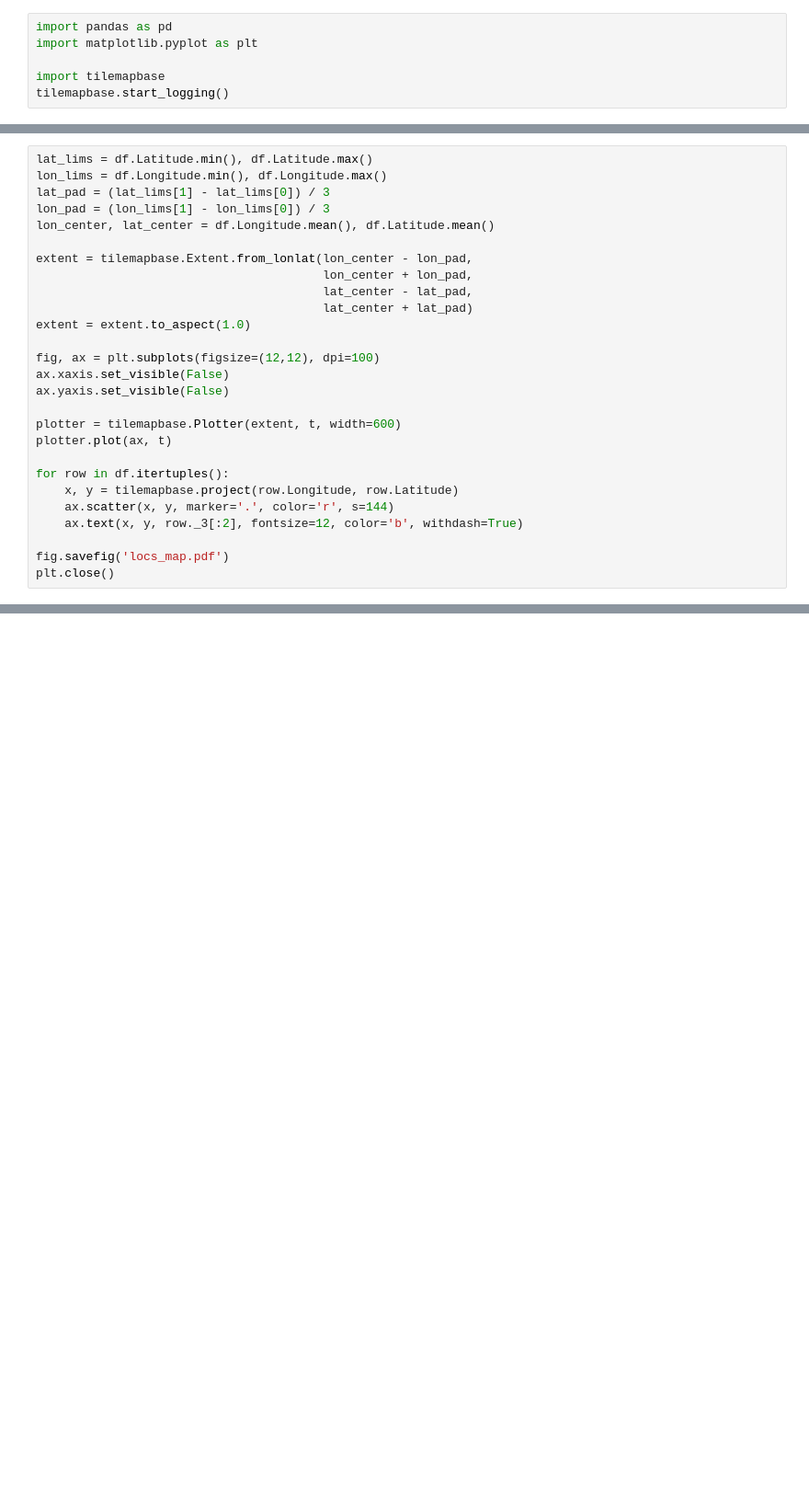
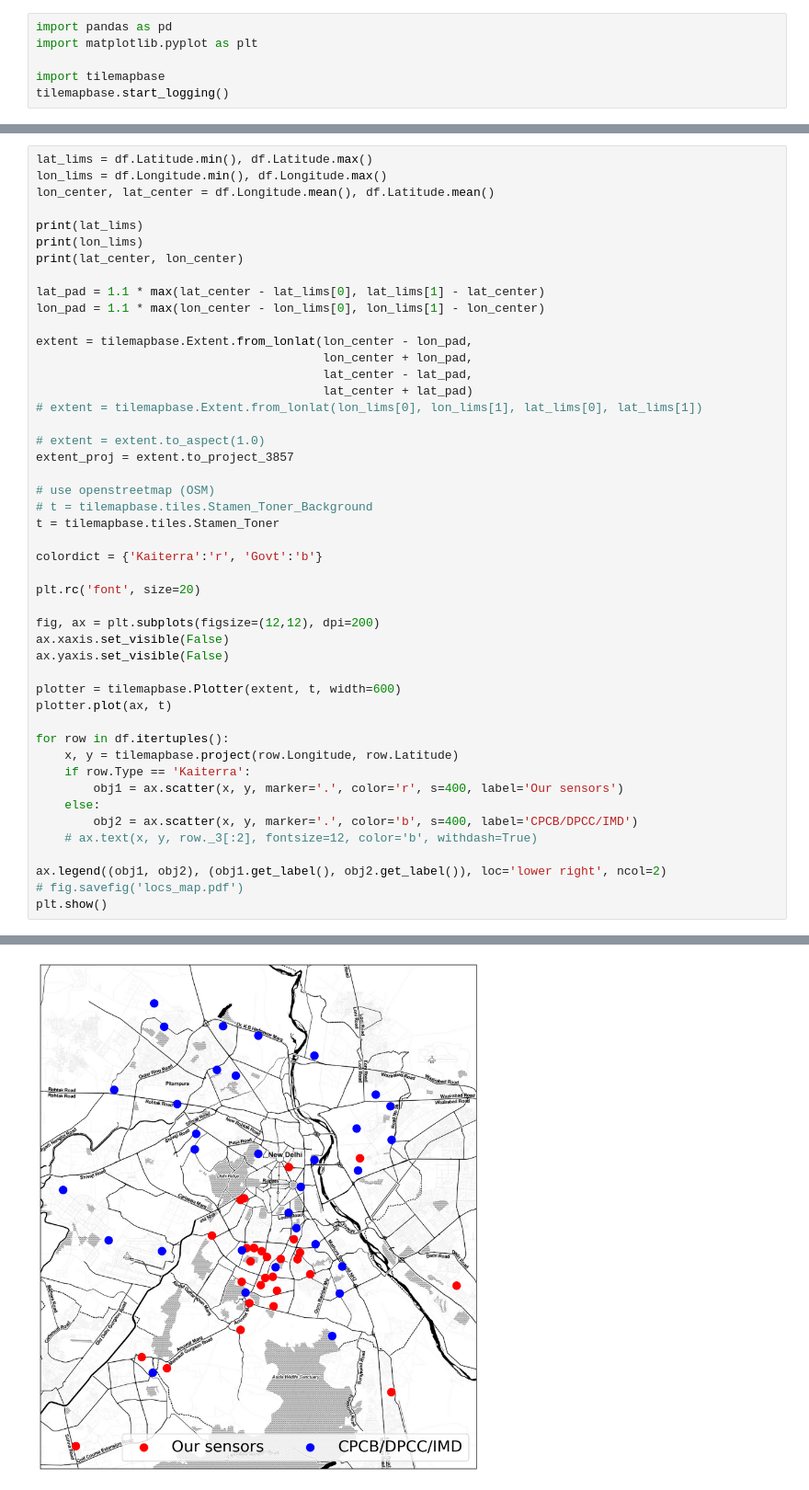
Before and after one commit to ankitbha/hidden_hotspots, a Jupyter notebook: Plot-locs.ipynb, the cells around one changed output, grey strips where cells are left out. Shown at 92% size. Saved outputs shown, nothing was run; the diff lists cells and outputs as text; blank space fills up the shorter version.

```diff
--- a/Plot-locs.ipynb
+++ b/Plot-locs.ipynb
@@ -35,17 +38,33 @@ df
 # %%
 lat_lims = df.Latitude.min(), df.Latitude.max()
 lon_lims = df.Longitude.min(), df.Longitude.max()
-lat_pad = (lat_lims[1] - lat_lims[0]) / 3
-lon_pad = (lon_lims[1] - lon_lims[0]) / 3
 lon_center, lat_center = df.Longitude.mean(), df.Latitude.mean()
+
+print(lat_lims)
+print(lon_lims)
+print(lat_center, lon_center)
+
+lat_pad = 1.1 * max(lat_center - lat_lims[0], lat_lims[1] - lat_center)
+lon_pad = 1.1 * max(lon_center - lon_lims[0], lon_lims[1] - lon_center)
 
 extent = tilemapbase.Extent.from_lonlat(lon_center - lon_pad,
                                         lon_center + lon_pad,
                                         lat_center - lat_pad,
                                         lat_center + lat_pad)
-extent = extent.to_aspect(1.0)
+# extent = tilemapbase.Extent.from_lonlat(lon_lims[0], lon_lims[1], lat_lims[0], lat_lims[1])
 
-fig, ax = plt.subplots(figsize=(12,12), dpi=100)
+# extent = extent.to_aspect(1.0)
+extent_proj = extent.to_project_3857
+
+# use openstreetmap (OSM)
+# t = tilemapbase.tiles.Stamen_Toner_Background
+t = tilemapbase.tiles.Stamen_Toner
+
+colordict = {'Kaiterra':'r', 'Govt':'b'}
+
+plt.rc('font', size=20)
+
+fig, ax = plt.subplots(figsize=(12,12), dpi=200)
 ax.xaxis.set_visible(False)
 ax.yaxis.set_visible(False)
 
@@ -54,8 +73,13 @@ plotter.plot(ax, t)
 
 for row in df.itertuples():
     x, y = tilemapbase.project(row.Longitude, row.Latitude)
-    ax.scatter(x, y, marker='.', color='r', s=144)
-    ax.text(x, y, row._3[:2], fontsize=12, color='b', withdash=True)
+    if row.Type == 'Kaiterra':
+        obj1 = ax.scatter(x, y, marker='.', color='r', s=400, label='Our sensors')
+    else:
+        obj2 = ax.scatter(x, y, marker='.', color='b', s=400, label='CPCB/DPCC/IMD')
+    # ax.text(x, y, row._3[:2], fontsize=12, color='b', withdash=True)
 
-fig.savefig('locs_map.pdf')
-plt.close()
+ax.legend((obj1, obj2), (obj1.get_label(), obj2.get_label()), loc='lower right', ncol=2)
+# fig.savefig('locs_map.pdf')
+plt.show()
+# %% [output]
@@ -61,0 +89 @@ plt.close()
+[figure, added]
```
Also changed, not shown: parts of 10 cells of this notebook, 1 other file.
